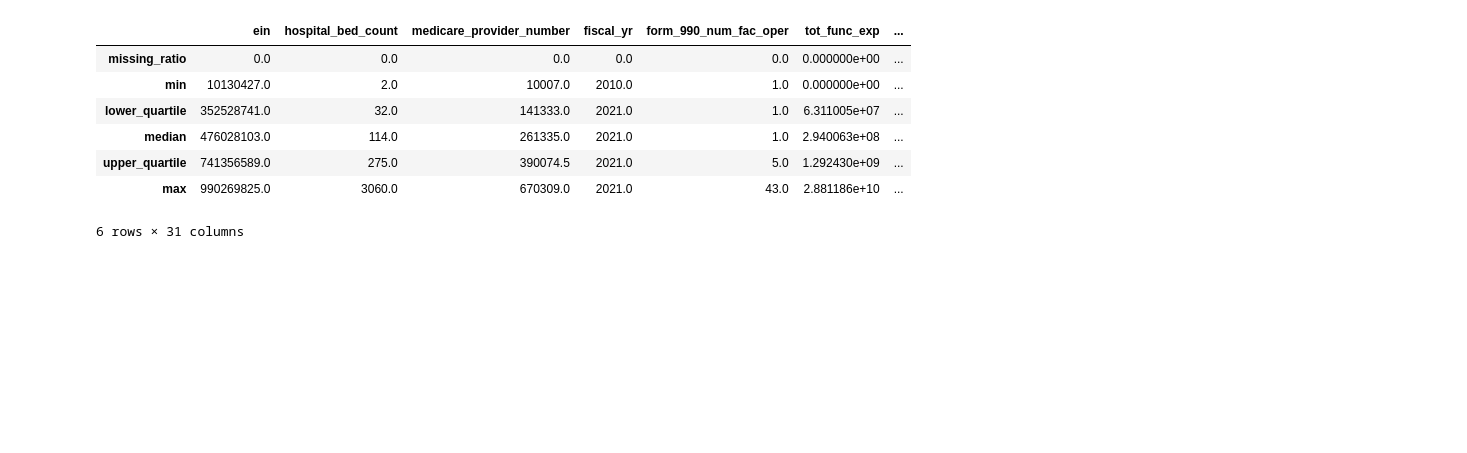
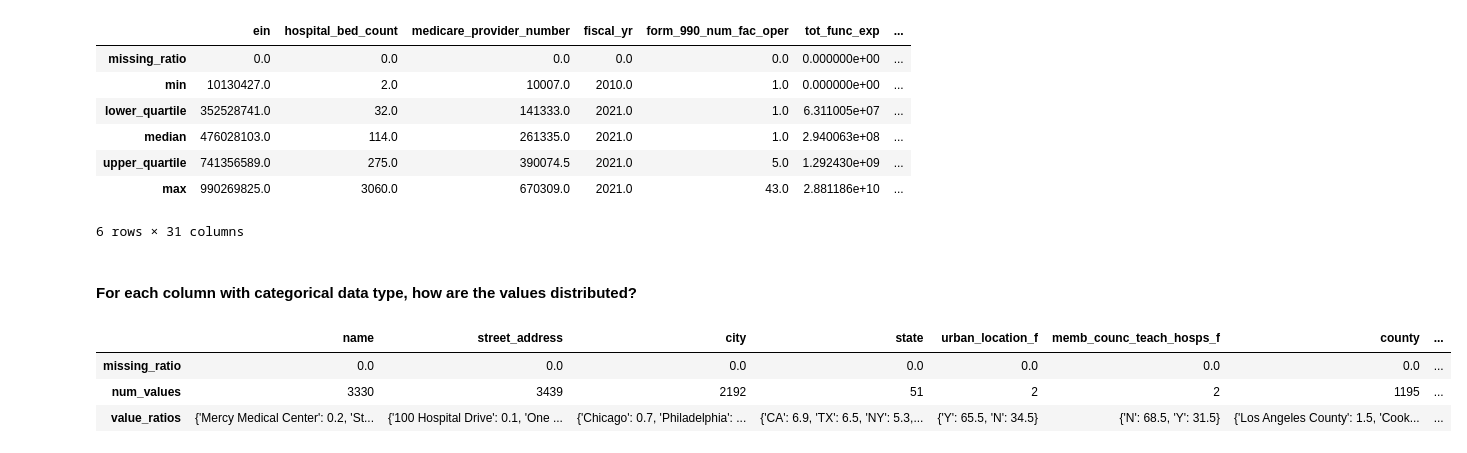
Before and after one commit to gigachad0209/Final-Project---NMKHDL, a Jupyter notebook: preprocessing.ipynb, the cells around one changed output. Saved outputs shown, nothing was run; the diff lists cells and outputs as text; code cells hidden in the pictures; blank space fills up the shorter version.

```diff
--- a/preprocessing.ipynb
+++ b/preprocessing.ipynb
@@ -412,3 +363,32 @@ num_col_info_df
 | upper_quartile | 741356589.0 | 275.0 | 390074.5 | 2021.0 | 5.0 | 1.292430e+09 | ... |
 | max | 990269825.0 | 3060.0 | 670309.0 | 2021.0 | 43.0 | 2.881186e+10 | ... |
 6 rows × 31 columns
+# %% [markdown]
+#### For each column with categorical data type, how are the values distributed?
+# %%
+pd.set_option('display.max_colwidth', 100)
+pd.set_option('display.max_columns', None)
+
+cat_col_info_df = df.select_dtypes(include='object')
+
+def missing_ratio(s):
+    return (s.isna().mean() * 100).round(1)
+
+def num_values(s):
+    s = s.str.split(';')
+    s = s.explode()
+    return len(s.value_counts())
+
+def value_ratios(s):
+    s = s.str.split(';')
+    s = s.explode()
+    totalCount = (~s.isna()).sum()
+    return ((s.value_counts()/totalCount*100).round(1)).to_dict()
+
+cat_col_info_df = cat_col_info_df.agg([missing_ratio, num_values, value_ratios])
+cat_col_info_df
+# %% [output]
+|  | name | street_address | city | state | urban_location_f | memb_counc_teach_hosps_f | county | ... |
+| missing_ratio | 0.0 | 0.0 | 0.0 | 0.0 | 0.0 | 0.0 | 0.0 | ... |
+| num_values | 3330 | 3439 | 2192 | 51 | 2 | 2 | 1195 | ... |
+| value_ratios | {'Mercy Medical Center': 0.2, 'St... | {'100 Hospital Drive': 0.1, 'One ... | {'Chicago': 0.7, 'Philadelphia': ... | {'CA': 6.9, 'TX': 6.5, 'NY': 5.3,... | {'Y': 65.5, 'N': 34.5} | {'N': 68.5, 'Y': 31.5} | {'Los Angeles County': 1.5, 'Cook... | ... |
```
Also changed, not shown: parts of 34 cells of this notebook, 2 other files.
